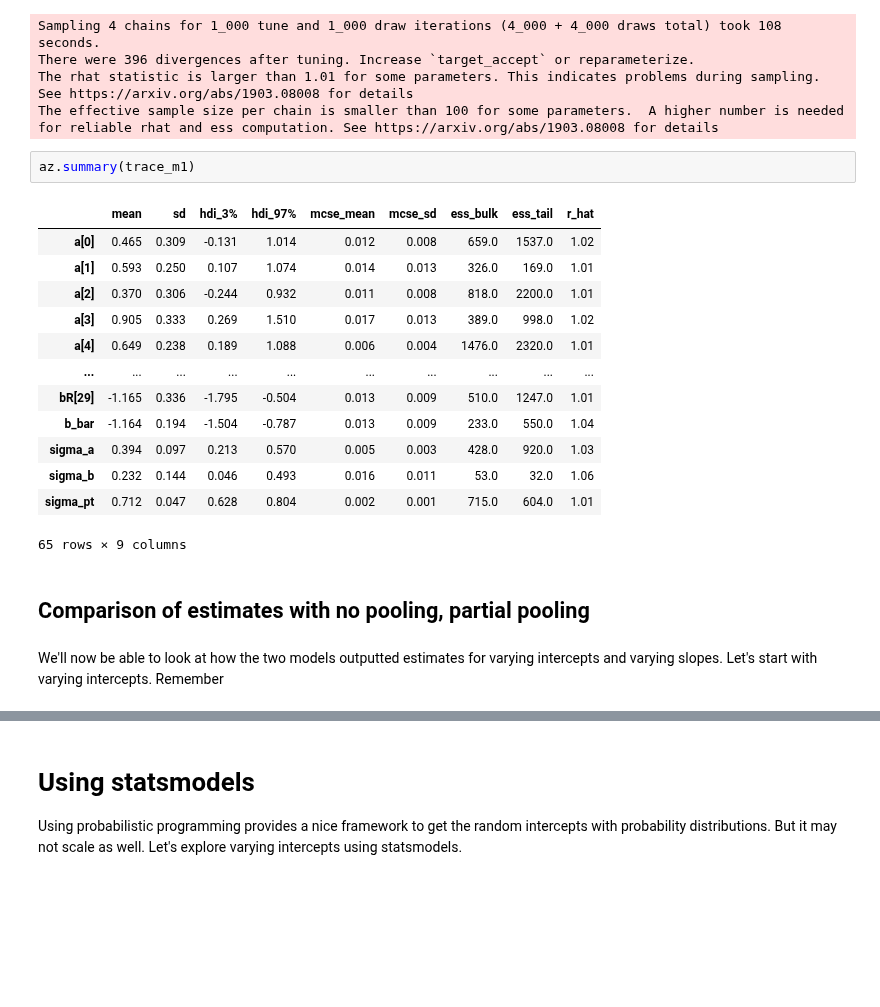
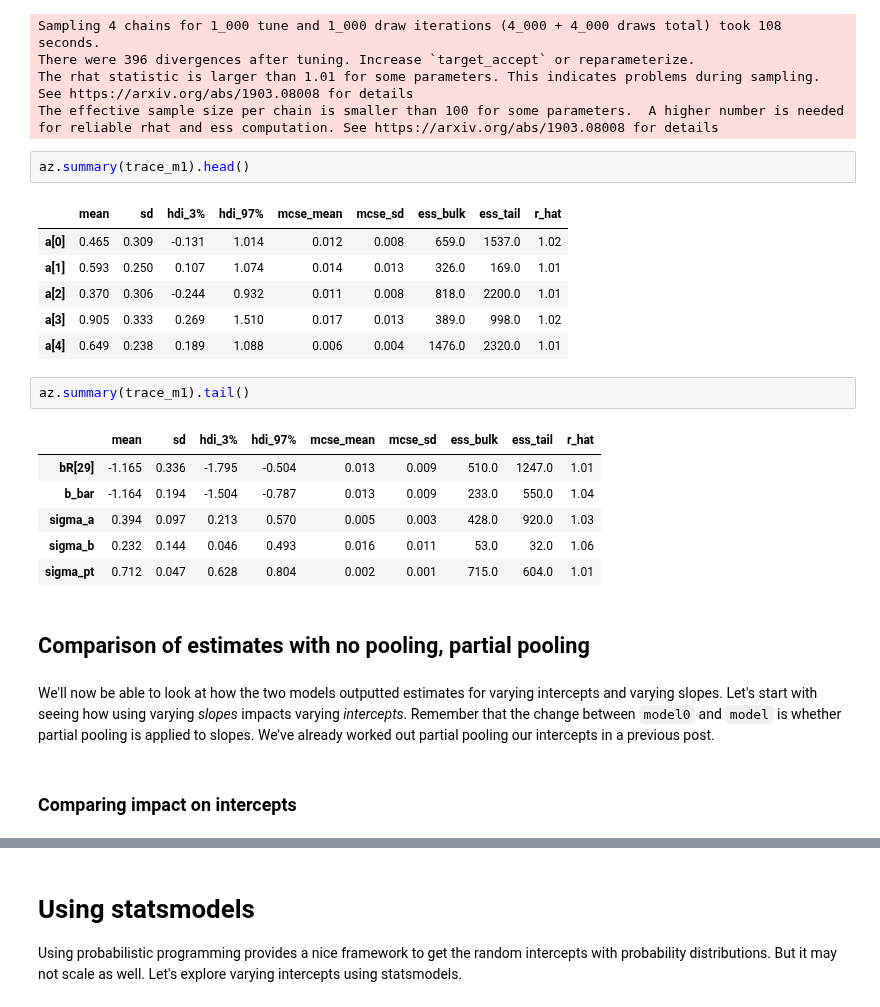
Before and after one commit to benslack19/benslack19.github.io, a Jupyter notebook: _posts_drafts/2024-05-29-time-series-varying-effects.ipynb, the cells around one changed output, grey strips where cells are left out. Cells and saved outputs as stored; diff of their text form; blank space fills up the shorter version.

```diff
--- a/_posts_drafts/2024-05-29-time-series-varying-effects.ipynb
+++ b/_posts_drafts/2024-05-29-time-series-varying-effects.ipynb
@@ -307,23 +318,27 @@ There were 396 divergences after tuning. Increase `target_accept` or reparameter
 The rhat statistic is larger than 1.01 for some parameters. This indicates problems during sampling. See https://arxiv.org/abs/1903.08008 for details
 The effective sample size per chain is smaller than 100 for some parameters.  A higher number is needed for reliable rhat and ess computation. See https://arxiv.org/abs/1903.08008 for details
 # %%
-az.summary(trace_m1)
+az.summary(trace_m1).head()
 # %% [output]
 |  | mean | sd | hdi_3% | hdi_97% | mcse_mean | mcse_sd | ess_bulk | ess_tail | r_hat |
 | a[0] | 0.465 | 0.309 | -0.131 | 1.014 | 0.012 | 0.008 | 659.0 | 1537.0 | 1.02 |
 | a[1] | 0.593 | 0.250 | 0.107 | 1.074 | 0.014 | 0.013 | 326.0 | 169.0 | 1.01 |
 | a[2] | 0.370 | 0.306 | -0.244 | 0.932 | 0.011 | 0.008 | 818.0 | 2200.0 | 1.01 |
 | a[3] | 0.905 | 0.333 | 0.269 | 1.510 | 0.017 | 0.013 | 389.0 | 998.0 | 1.02 |
 | a[4] | 0.649 | 0.238 | 0.189 | 1.088 | 0.006 | 0.004 | 1476.0 | 2320.0 | 1.01 |
-| ... | ... | ... | ... | ... | ... | ... | ... | ... | ... |
-| bR[29] | -1.165 | 0.336 | -1.795 | -0.504 | 0.013 | 0.009 | 510.0 | 1247.0 | 1.01 |
-| b_bar | -1.164 | 0.194 | -1.504 | -0.787 | 0.013 | 0.009 | 233.0 | 550.0 | 1.04 |
-| sigma_a | 0.394 | 0.097 | 0.213 | 0.570 | 0.005 | 0.003 | 428.0 | 920.0 | 1.03 |
-| sigma_b | 0.232 | 0.144 | 0.046 | 0.493 | 0.016 | 0.011 | 53.0 | 32.0 | 1.06 |
-| sigma_pt | 0.712 | 0.047 | 0.628 | 0.804 | 0.002 | 0.001 | 715.0 | 604.0 | 1.01 |
-65 rows × 9 columns
+# %%
+az.summary(trace_m1).tail()
+# %% [output]
+|  | mean | sd | hdi_3% | hdi_97% | mcse_mean | mcse_sd | ess_bulk | ess_tail | r_hat |
+| bR[29] | -1.165 | 0.336 | -1.795 | -0.504 | 0.013 | 0.009 | 510.0 | 1247.0 | 1.01 |
+| b_bar | -1.164 | 0.194 | -1.504 | -0.787 | 0.013 | 0.009 | 233.0 | 550.0 | 1.04 |
+| sigma_a | 0.394 | 0.097 | 0.213 | 0.570 | 0.005 | 0.003 | 428.0 | 920.0 | 1.03 |
+| sigma_b | 0.232 | 0.144 | 0.046 | 0.493 | 0.016 | 0.011 | 53.0 | 32.0 | 1.06 |
+| sigma_pt | 0.712 | 0.047 | 0.628 | 0.804 | 0.002 | 0.001 | 715.0 | 604.0 | 1.01 |
 # %% [markdown]
 ## Comparison of estimates with no pooling, partial pooling
 # %% [markdown]
-We'll now be able to look at how the two models outputted estimates for varying intercepts and varying slopes. Let's start with varying intercepts. Remember
+We'll now be able to look at how the two models outputted estimates for varying intercepts and varying slopes. Let's start with seeing how using varying *slopes* impacts varying *intercepts*. Remember that the change between `model0` and `model` is whether partial pooling is applied to slopes. We've already worked out partial pooling our intercepts in a previous post.
+# %% [markdown]
+### Comparing impact on intercepts
 # %%
```
Also changed, not shown: parts of 19 cells of this notebook, 1 other file.
